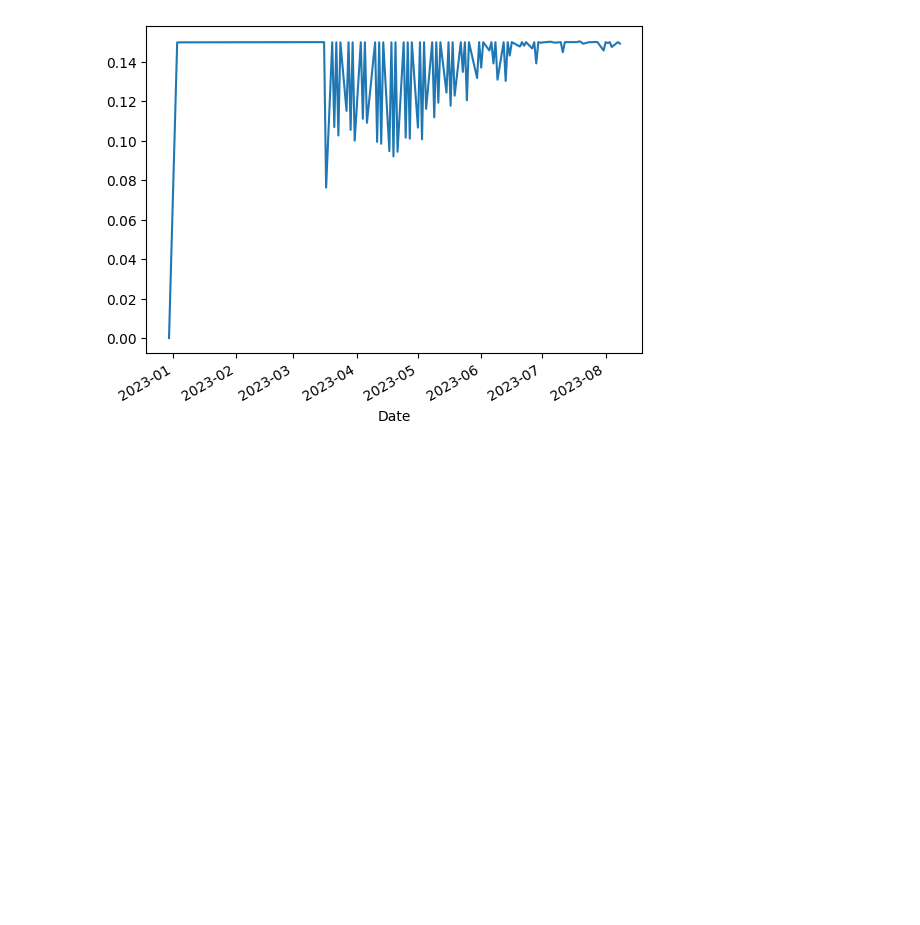
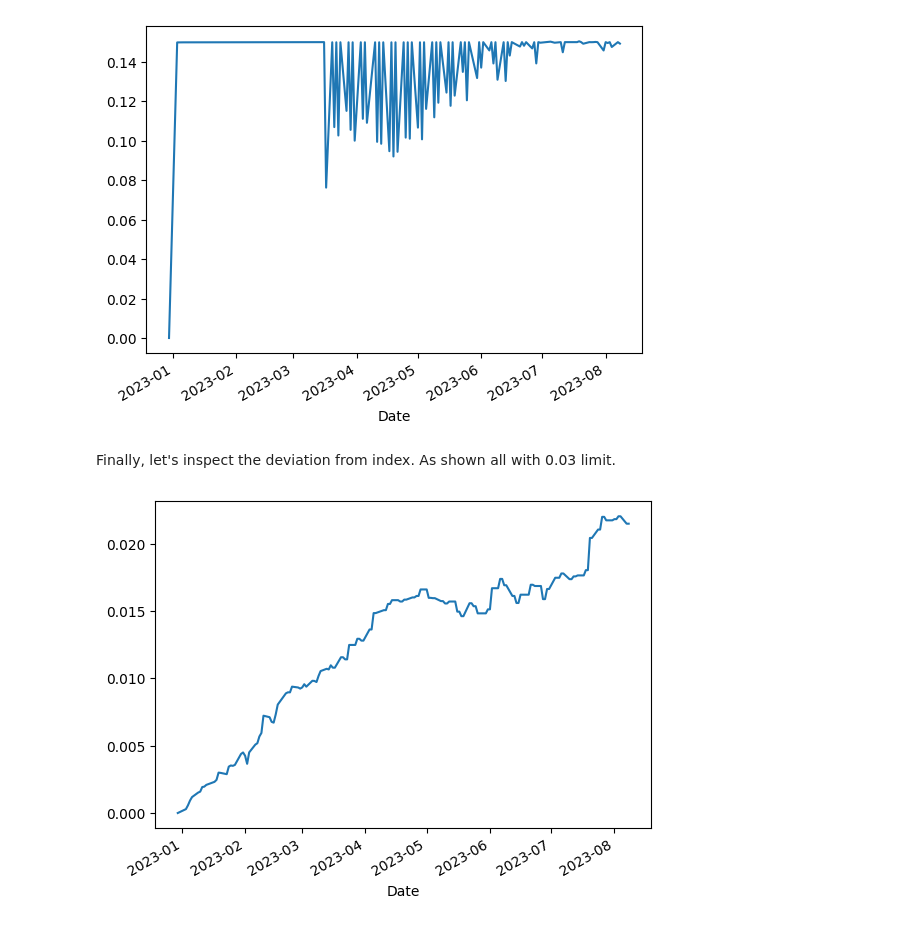
Before and after one commit to ac36796/index-optimizer, a Jupyter notebook: index_optimizer_report.ipynb, the cells around one changed output. Cells and saved outputs as stored; diff of their text form; code cells hidden in the pictures; blank space fills up the shorter version.

```diff
--- a/index_optimizer_report.ipynb
+++ b/index_optimizer_report.ipynb
@@ -323,2 +325,8 @@ df_res.eval('turnover=turnover+buys+sells')['turnover'].plot();
 # %% [output]
 [figure]
+# %% [markdown]
+Finally, let's inspect the deviation from index. As shown all with 0.03 limit.
+# %%
+df_res.eval('abs(eod-idx)/idx').plot();
+# %% [output]
+[figure, added]
```
Also changed, not shown: parts of 3 cells of this notebook.
